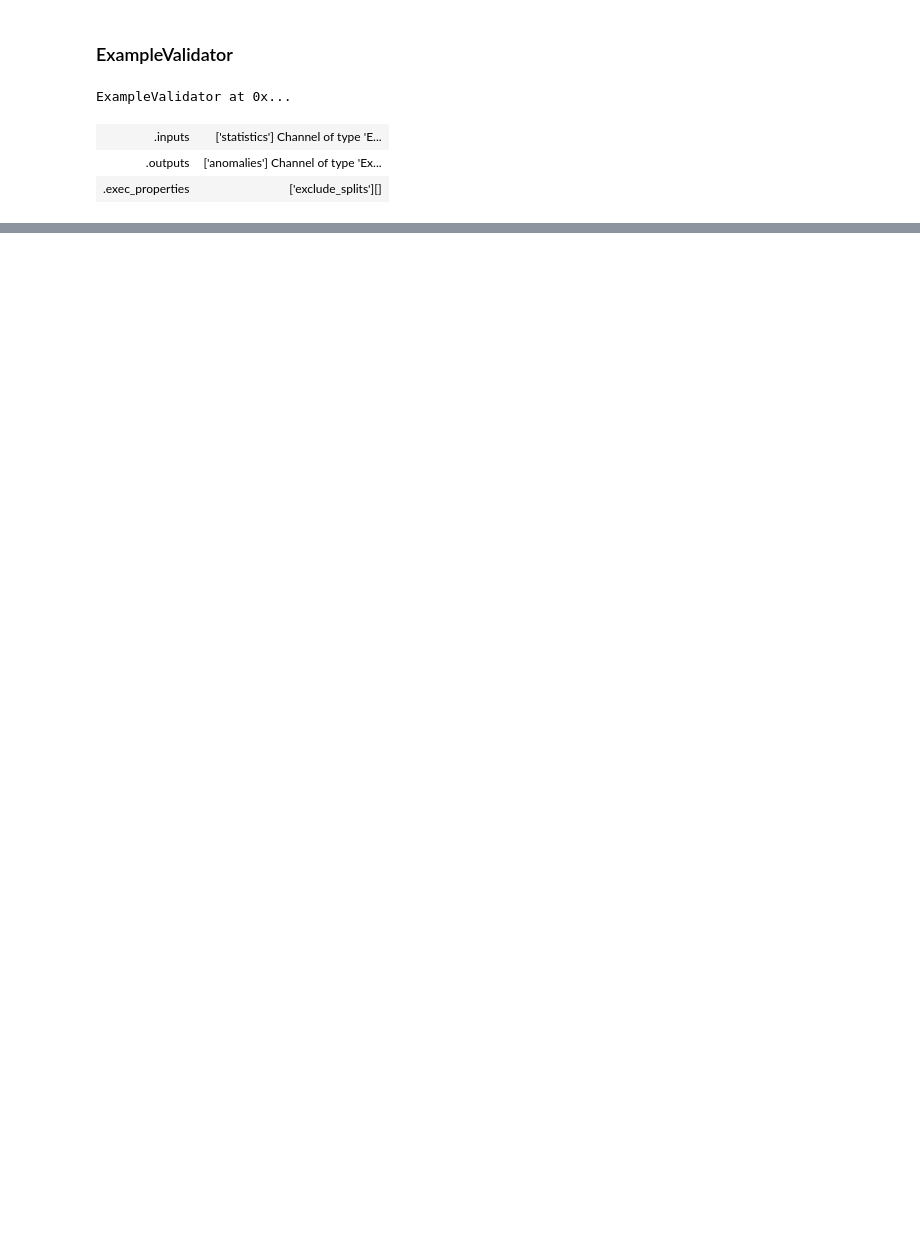
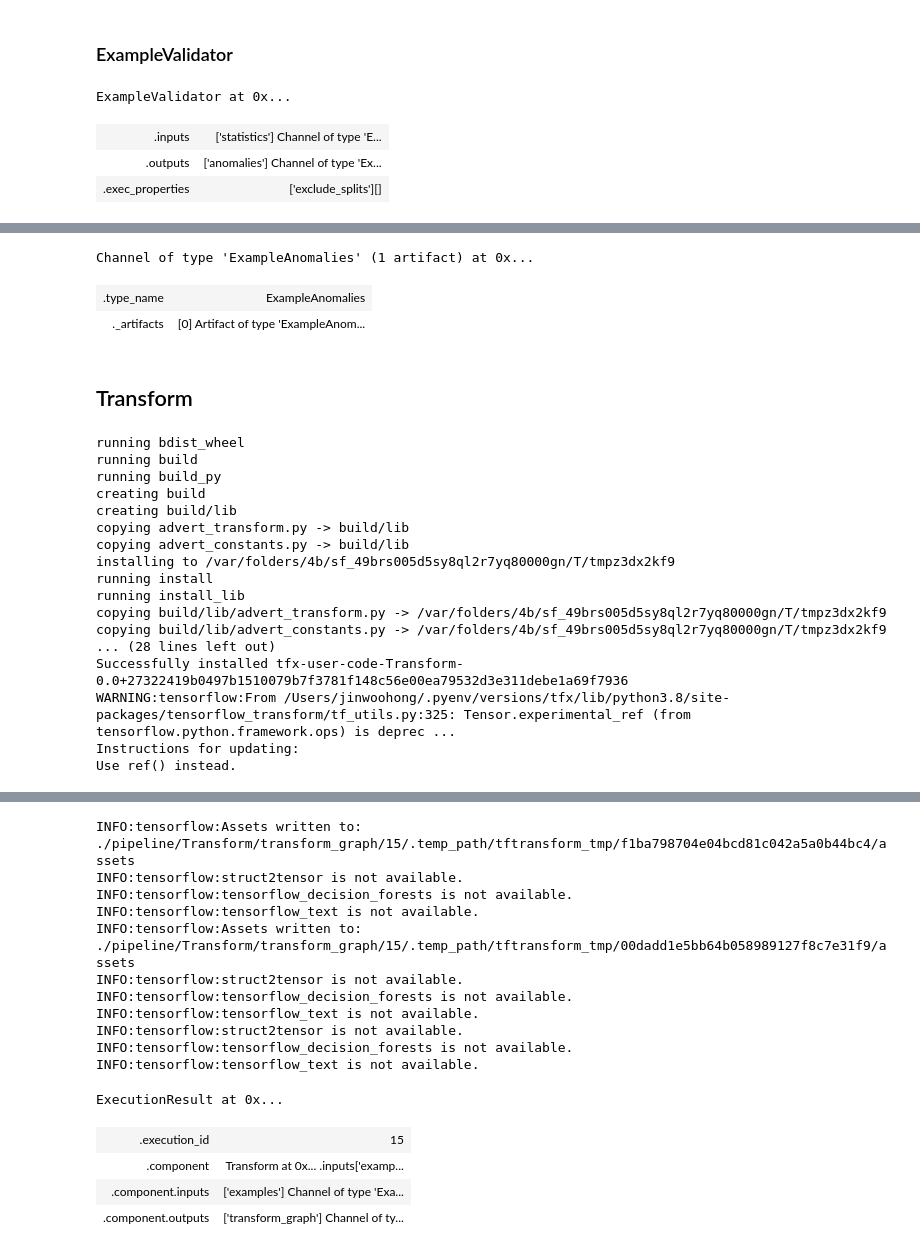
Before and after one commit to jinwoo1990/mlops-demo, a Jupyter notebook: experiments/tfx-interactive.ipynb, the cells around one changed output, grey strips where cells are left out. Cells and saved outputs as stored; diff of their text form; code cells hidden in the pictures; blank space fills up the shorter version.

```diff
--- a/experiments/tfx-interactive.ipynb
+++ b/experiments/tfx-interactive.ipynb
@@ -148,3 +292,11 @@ Artifact at ./pipeline/ExampleValidator/anomalies/5
 No anomalies found.
 'eval' split:
 No anomalies found.
+# %%
+example_validator.outputs['anomalies']
+# %% [output]
+Channel of type 'ExampleAnomalies' (1 artifact) at 0x...
+| .type_name | ExampleAnomalies |
+| ._artifacts | [0] Artifact of type 'ExampleAnom... |
+# %% [markdown]
+## Transform
@@ -150,0 +309,20 @@ No anomalies found.
+# %%
+context.run(transform)
+# %% [output]
+running bdist_wheel
+running build
+running build_py
+creating build
+creating build/lib
+copying advert_transform.py -> build/lib
+copying advert_constants.py -> build/lib
+installing to /var/folders/4b/sf_49brs005d5sy8ql2r7yq80000gn/T/tmpz3dx2kf9
+running install
+running install_lib
+copying build/lib/advert_transform.py -> /var/folders/4b/sf_49brs005d5sy8ql2r7yq80000gn/T/tmpz3dx2kf9
+copying build/lib/advert_constants.py -> /var/folders/4b/sf_49brs005d5sy8ql2r7yq80000gn/T/tmpz3dx2kf9
+... (28 lines left out)
+Successfully installed tfx-user-code-Transform-0.0+27322419b0497b1510079b7f3781f148c56e00ea79532d3e311debe1a69f7936
+WARNING:tensorflow:From /Users/jinwoohong/.pyenv/versions/tfx/lib/python3.8/site-packages/tensorflow_transform/tf_utils.py:325: Tensor.experimental_ref (from tensorflow.python.framework.ops) is deprec ...
+Instructions for updating:
+Use ref() instead.
@@ -150,0 +341,16 @@ No anomalies found.
+INFO:tensorflow:Assets written to: ./pipeline/Transform/transform_graph/15/.temp_path/tftransform_tmp/f1ba798704e04bcd81c042a5a0b44bc4/assets
+INFO:tensorflow:struct2tensor is not available.
+INFO:tensorflow:tensorflow_decision_forests is not available.
+INFO:tensorflow:tensorflow_text is not available.
+INFO:tensorflow:Assets written to: ./pipeline/Transform/transform_graph/15/.temp_path/tftransform_tmp/00dadd1e5bb64b058989127f8c7e31f9/assets
+INFO:tensorflow:struct2tensor is not available.
+INFO:tensorflow:tensorflow_decision_forests is not available.
+INFO:tensorflow:tensorflow_text is not available.
+INFO:tensorflow:struct2tensor is not available.
+INFO:tensorflow:tensorflow_decision_forests is not available.
+INFO:tensorflow:tensorflow_text is not available.
+ExecutionResult at 0x...
+| .execution_id | 15 |
+| .component | Transform at 0x... .inputs['examp... |
+| .component.inputs | ['examples'] Channel of type 'Exa... |
+| .component.outputs | ['transform_graph'] Channel of ty... |
```
Also changed, not shown: parts of 24 cells of this notebook, 3 other files.
